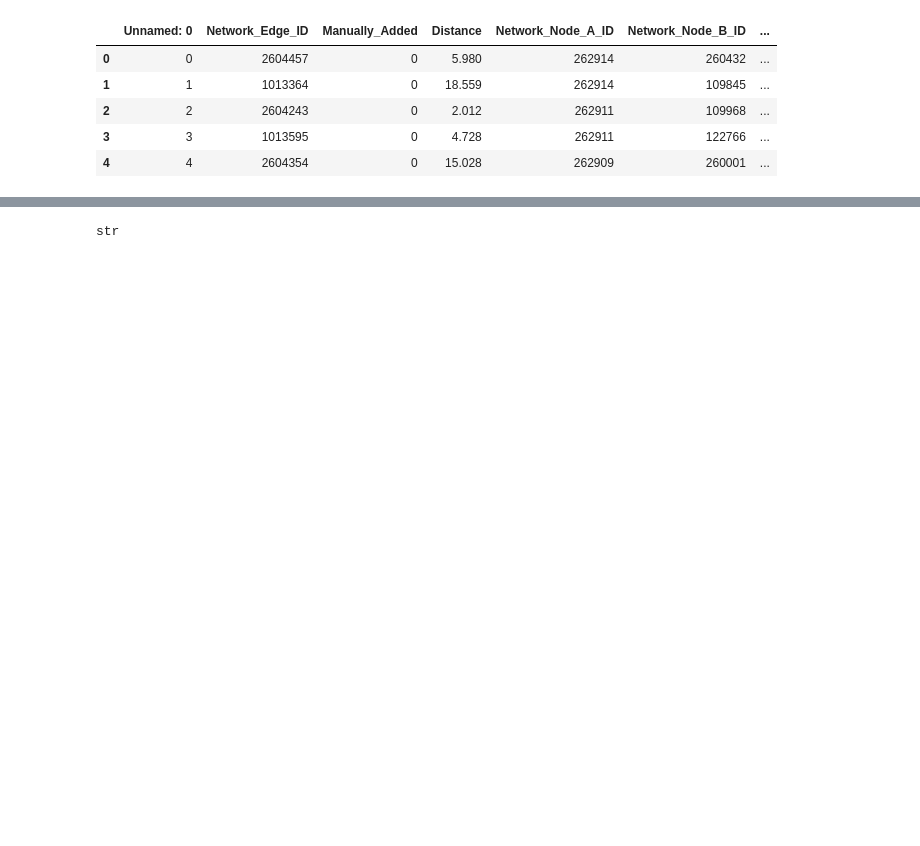
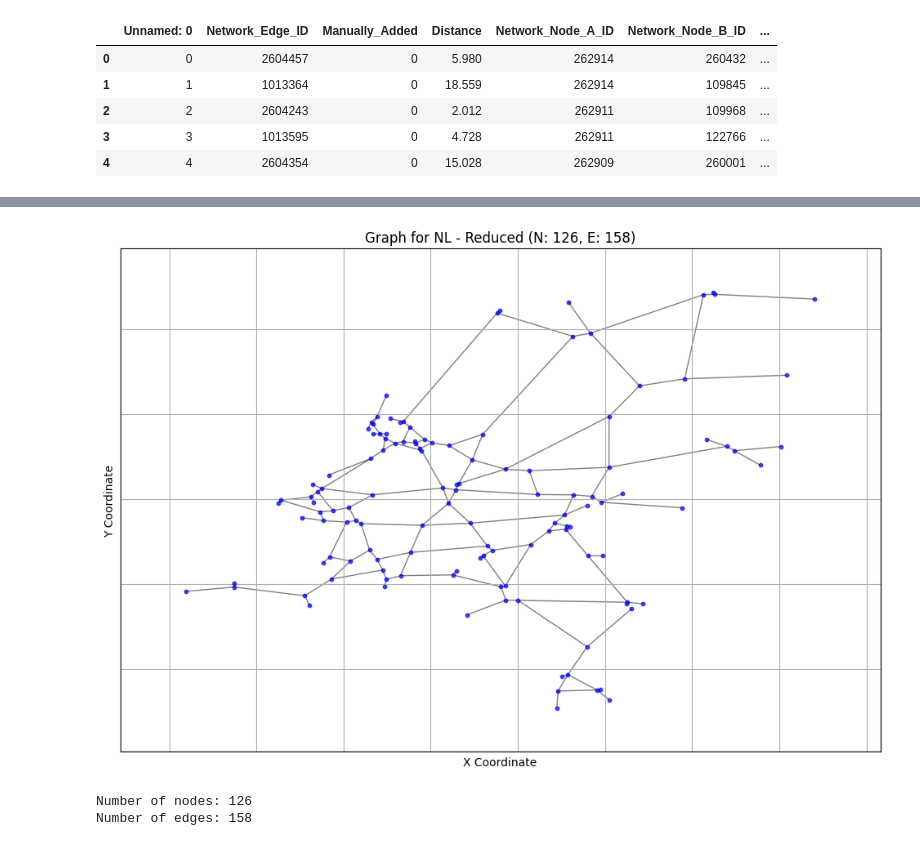
Before and after one commit to AI-for-Infrastructure-Management/imp-act, a Jupyter notebook: create_highway_network.ipynb, the cells around one changed output, grey strips where cells are left out. Cells and saved outputs as stored; diff of their text form; code cells hidden in the pictures; blank space fills up the shorter version.

```diff
--- a/create_highway_network.ipynb
+++ b/create_highway_network.ipynb
@@ -106,12 +113,13 @@ import yaml
 # 3. Iterative Reduction of Nodes
 def remove_nodes_and_merge_edges(graph):
     for edge in graph.edges():
-        graph.edges[edge]['original'] = True
-        graph.edges[edge]['node_ids'] = []
-        graph.edges[edge]['edge_ids'] = []
+        if 'original' not in graph.edges[edge]:
+            graph.edges[edge]['original'] = True
+            graph.edges[edge]['node_ids'] = []
+            graph.edges[edge]['edge_ids'] = []
 
     # check that all edges have the original attribute
-    assert all([graph.edges[edge]['original'] for edge in graph.edges()])
+    assert all(['original' in graph.edges[edge] for edge in graph.edges()])
 
 
     while True:
@@ -146,68 +154,57 @@ def remove_nodes_and_merge_edges(graph):
 
                 if not graph.has_edge(neighbors[0], neighbors[1]):
                     graph.add_edge(neighbors[0], neighbors[1])
-                    graph.edges[neighbors[0], neighbors[1]]['Distance'] = float(edge_1['Distance'] + edge_2['Distance']))
+                    graph.edges[neighbors[0], neighbors[1]]['Distance'] = float(edge_1['Distance'] + edge_2['Distance'])
                     graph.edges[neighbors[0], neighbors[1]]['node_ids'] = nodes
                     graph.edges[neighbors[0], neighbors[1]]['edge_ids'] = edges
                     graph.edges[neighbors[0], neighbors[1]]['original'] = False
                 else:
                     # edge already exists, leave the closer one
                     edge_3 = graph.edges[neighbors[0], neighbors[1]]
                     if edge_1['Distance'] + edge_2['Distance'] < edge_3['Distance']:
                         graph.edges[neighbors[0], neighbors[1]]['Distance'] = edge_1['Distance'] + edge_2['Distance']
                         graph.edges[neighbors[0], neighbors[1]]['node_ids'] = nodes
                         graph.edges[neighbors[0], neighbors[1]]['edge_ids'] = edges
                         graph.edges[neighbors[0], neighbors[1]]['original'] = False
 
     new_edge_info = []
     id = 5_000_000# Highest id in dataset 2616216
     for edge in graph.edges():
         if not graph.edges[edge]['original']:
             graph.edges[edge]['Network_Edge_ID'] = id
             new_edge_info.append(graph.edges[edge].copy())
             id += 1
-        del graph.edges[edge]['node_ids']
-        del graph.edges[edge]['edge_ids']
+        #del graph.edges[edge]['node_ids']
+        #del graph.edges[edge]['edge_ids']
 
     return graph, new_edge_info
 
-G_germany_reduced, new_edge_info = remove_nodes_and_merge_edges(G_germany.copy())
+G_reduced, new_edge_info = remove_nodes_and_merge_edges(G_filtered.copy())
 
 # 4. Store the Results
-nx.write_graphml_lxml(G_germany_reduced, 'data/graph-germany-reduced.graphml')
+#nx.write_graphml_lxml(G_reduced, f'data/graph-{country}-reduced.graphml')
 
 # store new edge information as yaml
-# make sure that the types are not numpy types
-import numpy as np
-for edge in new_edge_info:
-    for key, value in edge.items():
-        if key == 'edge_ids':
-            edge
+with open(f'data/{country}new-edges-reduced.yaml', 'w') as file:
+    yaml.dump(new_edge_info, file)
 
+# 5. Plot the Reduced Network
+plt.figure(figsize=(12, 8))
+nx.draw_networkx_nodes(G_reduced, pos_filtered, node_size=10, node_color='blue', alpha=0.7)
+nx.draw_networkx_edges(G_reduced, pos_filtered, alpha=0.5)
 
-        if isinstance(value, np.int64):
-            edge[key] = int(value)
-        elif isinstance(value, np.float64):
-            edge[key] = float(value)
-        elif isinstance(value, np.ndarray):
-            edge[key] = value.tolist()
-        elif isinstance(value, list):
-            for i, item in enumerate(value):
-                if isinstance(item, np.int64):
-                    value[i] = int(item)
-                elif isinstance(item, np.float64):
-                    value[i] = float(item)
-                elif isinstance(item, np.ndarray):
-                    value[i] = item.tolist()
+no_nodes = len(G_reduced.nodes())
+no_edges = len(G_reduced.edges())
 
+plt.title(f'Graph for {country} - Reduced (N: {no_nodes}, E: {no_edges})')
+plt.xlabel('X Coordinate')
+plt.ylabel('Y Coordinate')
+plt.grid(True)
+plt.show()
 
-with open('data/05_network-edges-reduced.yaml', 'w') as file:
-    yaml.dump(new_edge_info, file)
+print(f'Number of nodes: {no_nodes}')
+print(f'Number of edges: {no_edges}')
+# %% [output]
+[figure, added]
+Number of nodes: 126
+Number of edges: 158
-# %%
-# test loadin new edge info
-new_edge_info_df = pd.read_csv('data/network-new-edges-reduced.csv')
-new_edge_info_df.head()
-
-type(new_edge_info_df['node_ids'][0])
-# %% [output]
-str
```
Also changed, not shown: parts of 11 cells of this notebook.
